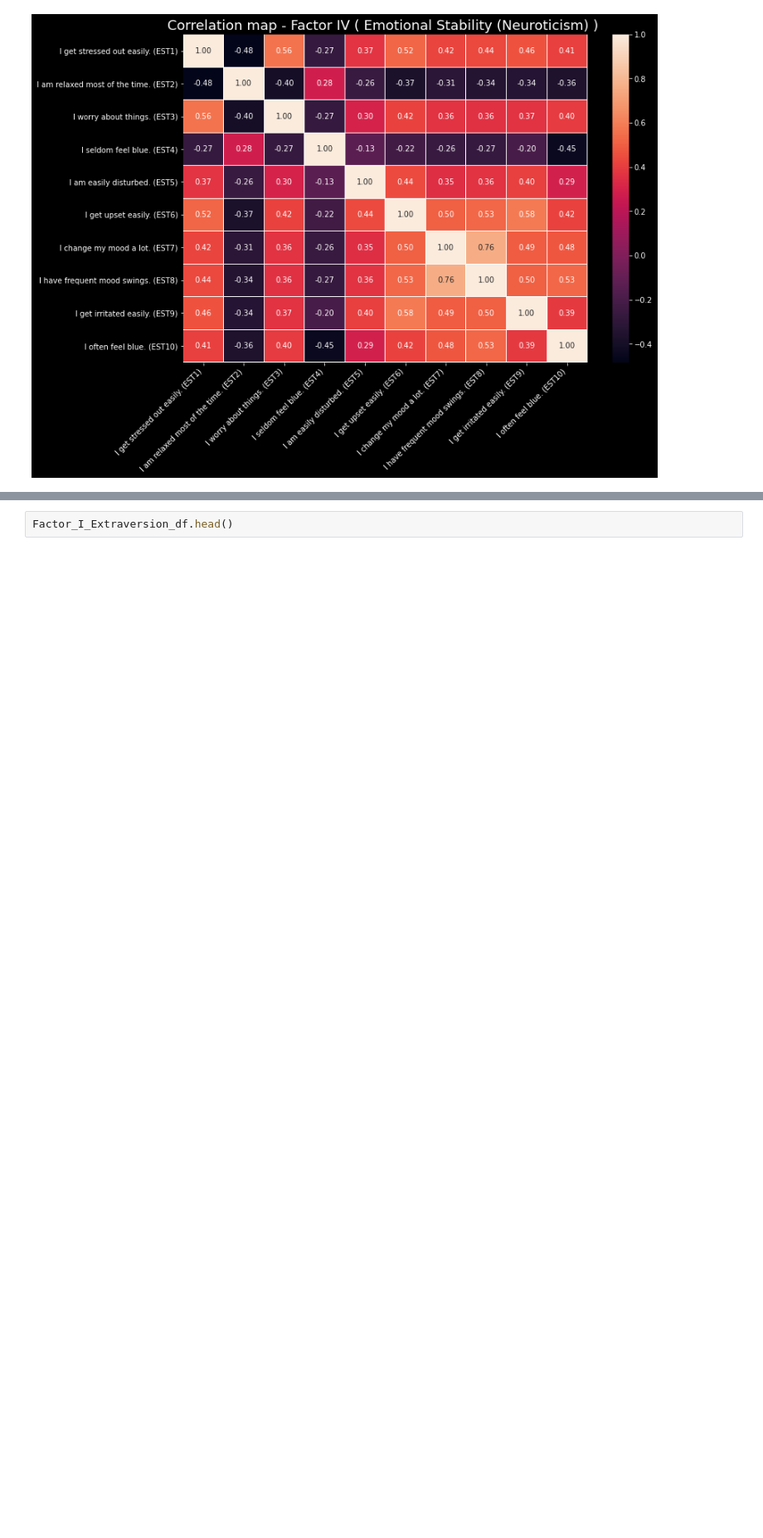
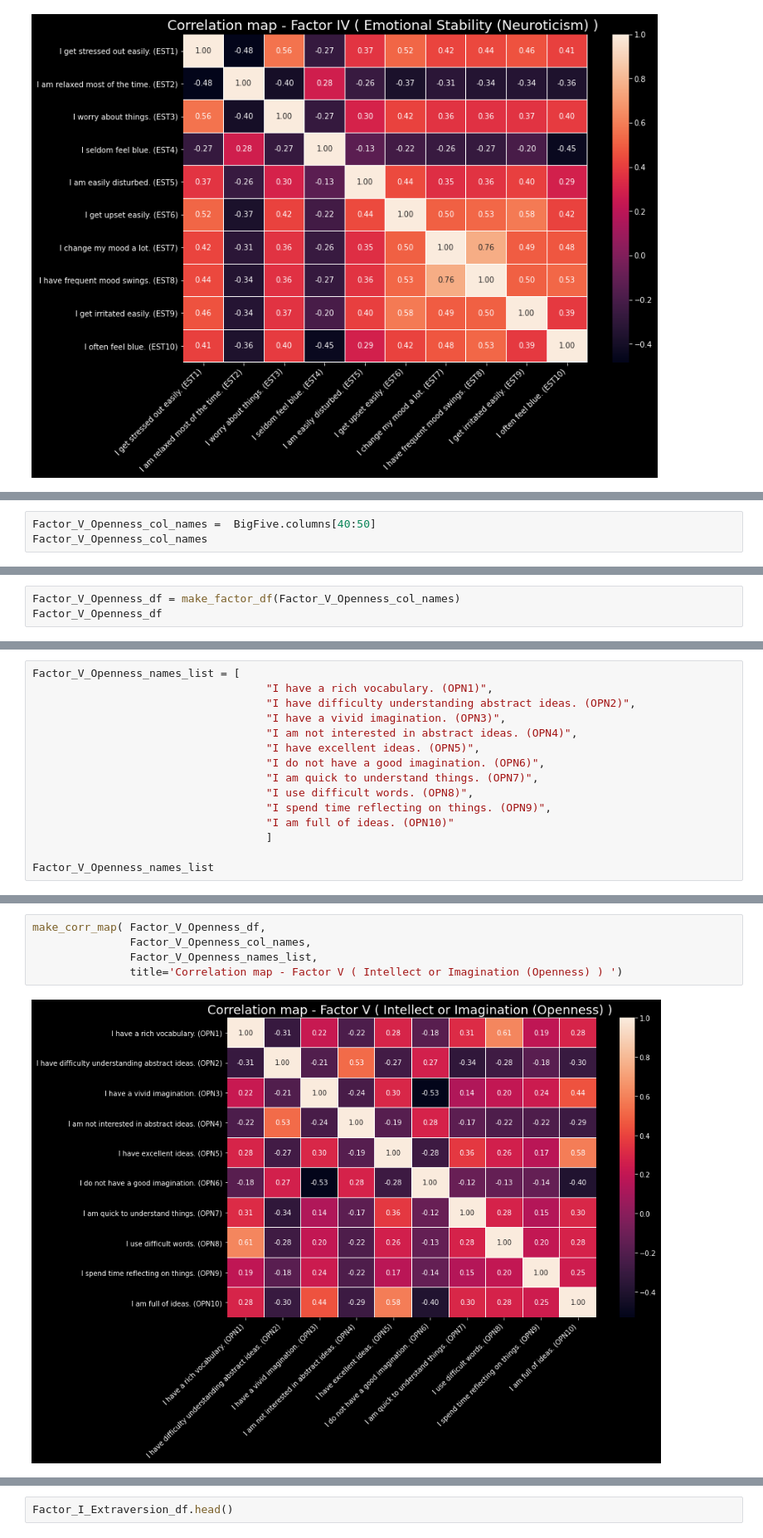
Before and after one commit to ArminD93/BigFivePersonalityTest, a Jupyter notebook: BigFivePersonality.ipynb, the cells around one changed output, grey strips where cells are left out. Shown at 83% size. Drawn from its saved outputs; the diff is of its cells as text; blank space fills up the shorter version.

Commit message:
Przygotowanie mapy korelacji dla zagadnień ze zbioru Intellect or Imagination (Openness)

```diff
--- a/BigFivePersonality.ipynb
+++ b/BigFivePersonality.ipynb
@@ -1153,0 +1188,3 @@ make_corr_map(Factor_IV_EmotionalStability_df,
+# %%
+Factor_V_Openness_col_names =  BigFive.columns[40:50]
+Factor_V_Openness_col_names
@@ -1153,0 +1195,3 @@ make_corr_map(Factor_IV_EmotionalStability_df,
+# %%
+Factor_V_Openness_df = make_factor_df(Factor_V_Openness_col_names)
+Factor_V_Openness_df
@@ -1153,0 +1213,15 @@ make_corr_map(Factor_IV_EmotionalStability_df,
+# %%
+Factor_V_Openness_names_list = [
+                                    "I have a rich vocabulary. (OPN1)",
+                                    "I have difficulty understanding abstract ideas. (OPN2)",
+                                    "I have a vivid imagination. (OPN3)",
+                                    "I am not interested in abstract ideas. (OPN4)",
+                                    "I have excellent ideas. (OPN5)",
+                                    "I do not have a good imagination. (OPN6)",
+                                    "I am quick to understand things. (OPN7)",
+                                    "I use difficult words. (OPN8)",
+                                    "I spend time reflecting on things. (OPN9)",
+                                    "I am full of ideas. (OPN10)"
+                                    ]
+
+Factor_V_Openness_names_list
@@ -1154,3 +1241,10 @@ make_corr_map(Factor_IV_EmotionalStability_df,
+# %%
+make_corr_map( Factor_V_Openness_df,
+               Factor_V_Openness_col_names,
+               Factor_V_Openness_names_list,
+               title='Correlation map - Factor V ( Intellect or Imagination (Openness) ) ')
+# %% [output]
+[figure, added]
 # %% [markdown]
 Państwa o najwyższym poziomie Extraversion
 
```
Also changed, not shown: parts of 17 cells of this notebook.
